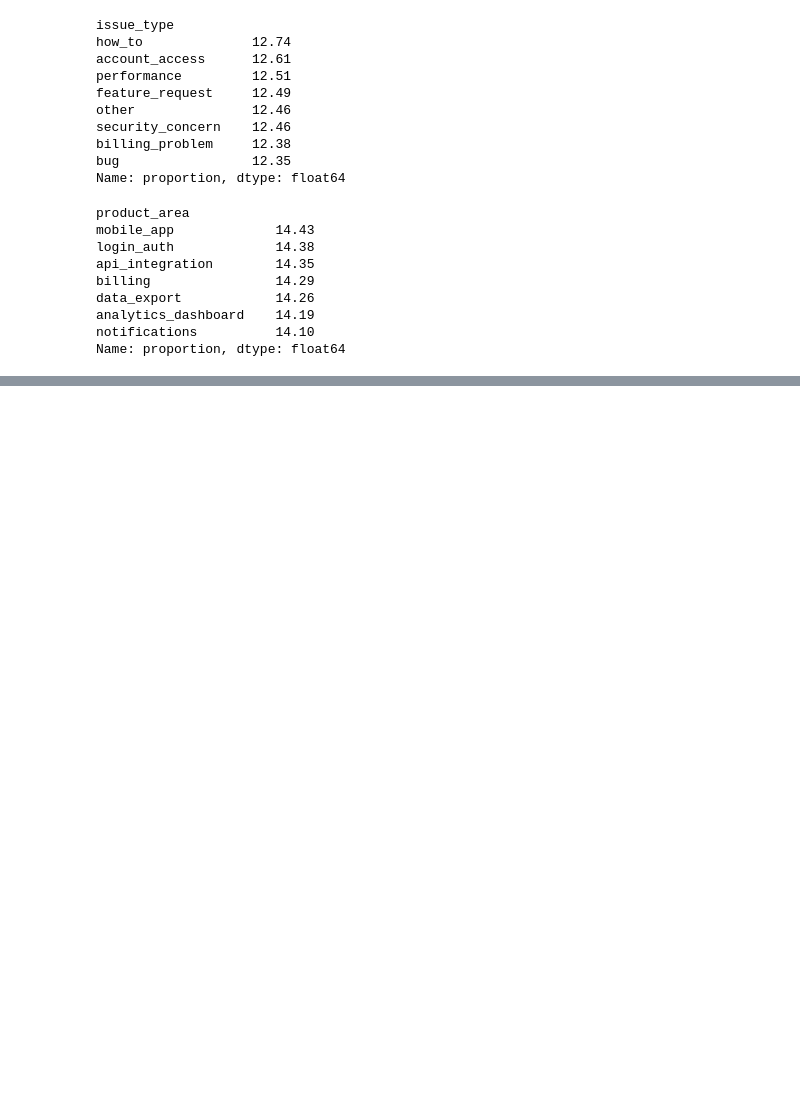
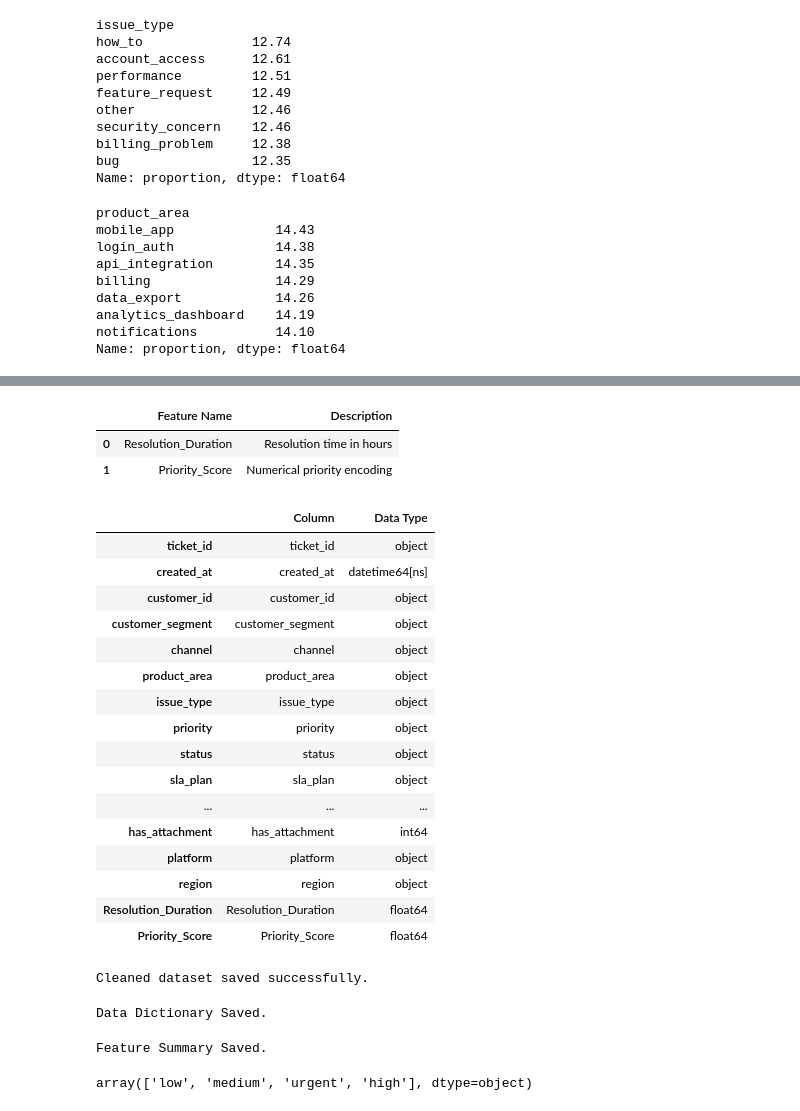
Before and after one commit to springboardmentor1210a/Supportlytics, a Jupyter notebook: notebooks/week1.ipynb, the cells around one changed output, grey strips where cells are left out. Cells and saved outputs as stored; diff of their text form; code cells hidden in the pictures; blank space fills up the shorter version.

```diff
--- a/notebooks/week1.ipynb
+++ b/notebooks/week1.ipynb
@@ -150,0 +241,4 @@ Name: proportion, dtype: float64
+# %%
+df = df.drop_duplicates()
+
+print("Dataset Shape:", df.shape)
@@ -150,0 +247,13 @@ Name: proportion, dtype: float64
+# %%
+df['created_at'] = pd.to_datetime(df['created_at'])
+# %%
+df['Resolution_Duration'] = df['resolution_time_hours']
+# %%
+priority_mapping = {
+    'Low':1,
+    'Medium':2,
+    'High':3,
+    'Critical':4
+}
+
+df['Priority_Score'] = df['priority'].map(priority_mapping)
@@ -150,0 +272,61 @@ Name: proportion, dtype: float64
+# %%
+feature_summary = pd.DataFrame({
+    'Feature Name':['Resolution_Duration','Priority_Score'],
+    'Description':[
+        'Resolution time in hours',
+        'Numerical priority encoding'
+    ]
+})
+
+feature_summary
+# %% [output]
+|  | Feature Name | Description |
+| 0 | Resolution_Duration | Resolution time in hours |
+| 1 | Priority_Score | Numerical priority encoding |
+# %%
+data_dictionary = pd.DataFrame({
+    'Column':df.columns,
+    'Data Type':df.dtypes.astype(str)
+})
+
+data_dictionary
+# %% [output]
+|  | Column | Data Type |
+| ticket_id | ticket_id | object |
+| created_at | created_at | datetime64[ns] |
+| customer_id | customer_id | object |
+| customer_segment | customer_segment | object |
+| channel | channel | object |
+| product_area | product_area | object |
+| issue_type | issue_type | object |
+| priority | priority | object |
+| status | status | object |
+| sla_plan | sla_plan | object |
+| ... | ... | ... |
+| has_attachment | has_attachment | int64 |
+| platform | platform | object |
+| region | region | object |
+| Resolution_Duration | Resolution_Duration | float64 |
+| Priority_Score | Priority_Score | float64 |
+# %%
+df.to_csv("cleaned_it_support_dataset.csv", index=False)
+
+print("Cleaned dataset saved successfully.")
+# %% [output]
+Cleaned dataset saved successfully.
+# %%
+data_dictionary.to_csv("data_dictionary.csv", index=False)
+
+print("Data Dictionary Saved.")
+# %% [output]
+Data Dictionary Saved.
+# %%
+feature_summary.to_csv("feature_engineering_summary.csv", index=False)
+
+print("Feature Summary Saved.")
+# %% [output]
+Feature Summary Saved.
+# %%
+df['priority'].unique()
+# %% [output]
+array(['low', 'medium', 'urgent', 'high'], dtype=object)
```
Also changed, not shown: parts of 8 cells of this notebook, 3 other files.
